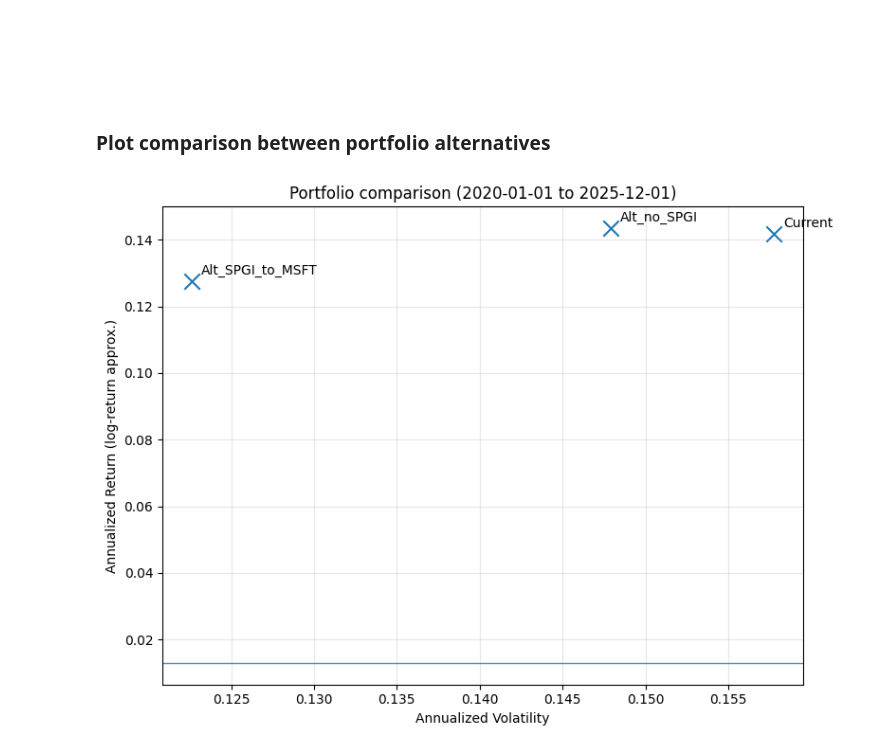
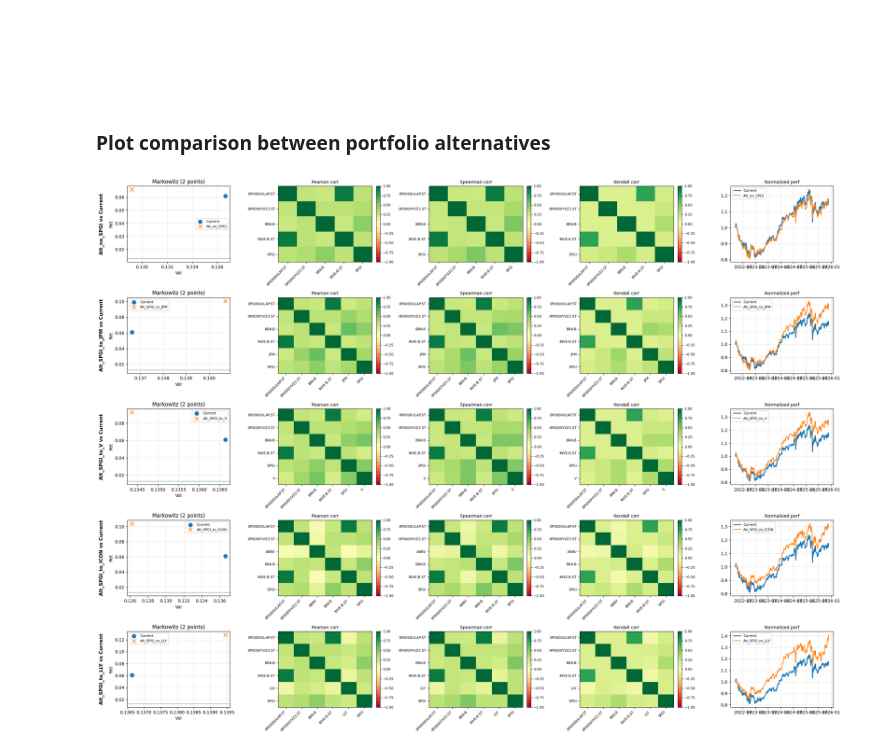
Before and after one commit to isak-drougge/applications-copula-methods-in-finance, a Jupyter notebook: notebooks/03_my_portfolio_management.ipynb, the cells around one changed output. Cells and saved outputs as stored; diff of their text form; code cells hidden in the pictures.

Commit message:
03: Finished setup for portfolio evaluation

```diff
--- a/notebooks/03_my_portfolio_management.ipynb
+++ b/notebooks/03_my_portfolio_management.ipynb
@@ -441,18 +503,43 @@ PORTFOLIOS = {
         "0P0000ULAP.ST": 0.1125,
     },
 
-    "Alt_SPGI_to_MSFT": {
+    "Alt_SPGI_to_JPM": {
     "BRK-B": 0.231,
     "INVE-B.ST": 0.285,
-    "MSFT": 0.199,
+    "JPM": 0.199,
     "0P0000YVZ3.ST": 0.219,   # Länsförsäkringar Global Index
     "0P0000ULAP.ST": 0.066,   # Spiltan Aktiefond Investmentbolag
+    },
+
+    "Alt_SPGI_to_V": {
+    "BRK-B": 0.231,
+    "INVE-B.ST": 0.285,
+    "V": 0.199,
+    "0P0000YVZ3.ST": 0.219,   # Länsförsäkringar Global Index
+    "0P0000ULAP.ST": 0.066,   # Spiltan Aktiefond Investmentbolag
+    },
+
+    "Alt_SPGI_to_ICON": {
+    "BRK-B": 0.231,
+    "INVE-B.ST": 0.285,
+    "ABBV": 0.199,
+    "0P0000YVZ3.ST": 0.219,   # Länsförsäkringar Global Index
+    "0P0000ULAP.ST": 0.066,   # Spiltan Aktiefond Investmentbolag
+    },
+
+    "Alt_SPGI_to_LLY": {
+    "BRK-B": 0.231,
+    "INVE-B.ST": 0.285,
+    "LLY": 0.199,
+    "0P0000YVZ3.ST": 0.219,   # Länsförsäkringar Global Index
+    "0P0000ULAP.ST": 0.066,   # Spiltan Aktiefond Investmentbolag
+    }
 }
 
-}
+
 
 port_points = compare_portfolios_markowitz(
-    log_returns[TICKERS],
+    log_returns_universe[UNIVERSE_TICKERS],
     PORTFOLIOS,
     rf_annual=RF_ANNUAL,
     start=START,
@@ -463,10 +550,16 @@ port_points = compare_portfolios_markowitz(
 <br><br><br><br>
 <h3>Plot comparison between portfolio alternatives</h3>
 # %%
-plot_portfolio_comparison_return_risk(
-    port_points,
+plot_section5_portfolio_evaluation_rows(
+    port_points=port_points,
+    log_returns=log_returns_universe,
+    z_panel=z_panel_universe,
+    portfolios=PORTFOLIOS,
     rf_annual=RF_ANNUAL,
-    title=f"Portfolio comparison ({START} to {END})",
+    start=START,
+    end=END,
+    current_name="Current",
+    show_performance=True,
 )
 # %% [output]
-[figure, old version]
+[figure, new version]
```
Also changed, not shown: parts of 22 cells of this notebook, 6 other files.
